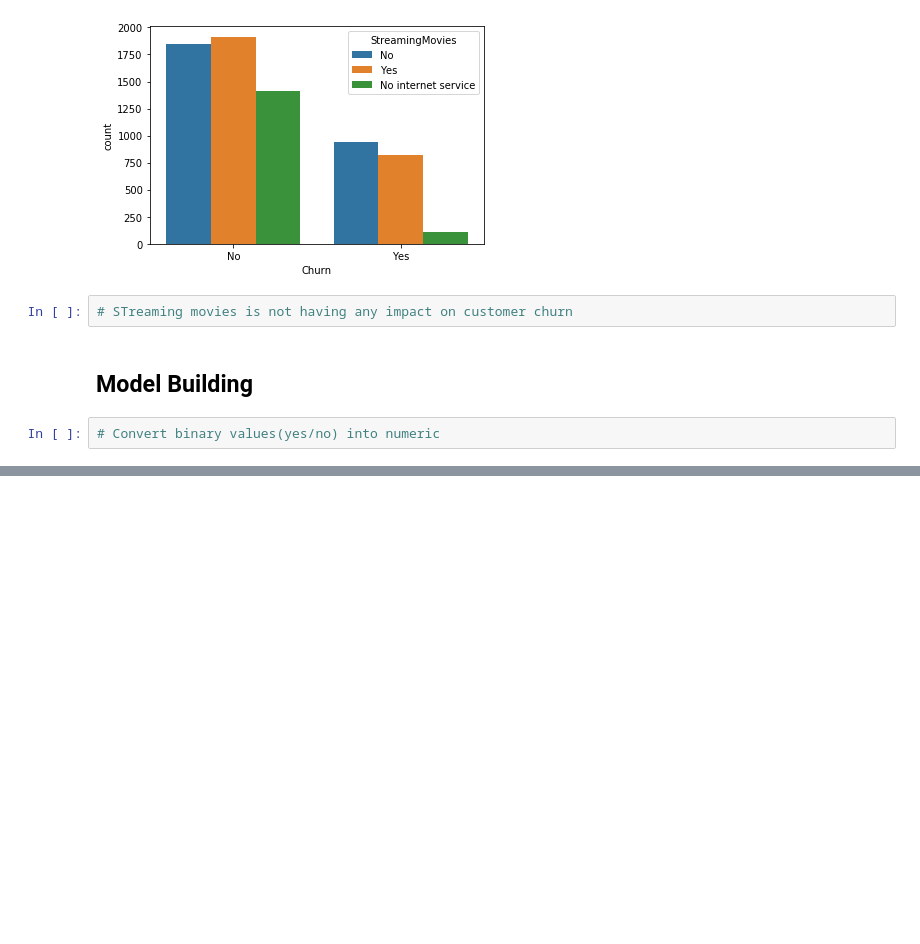
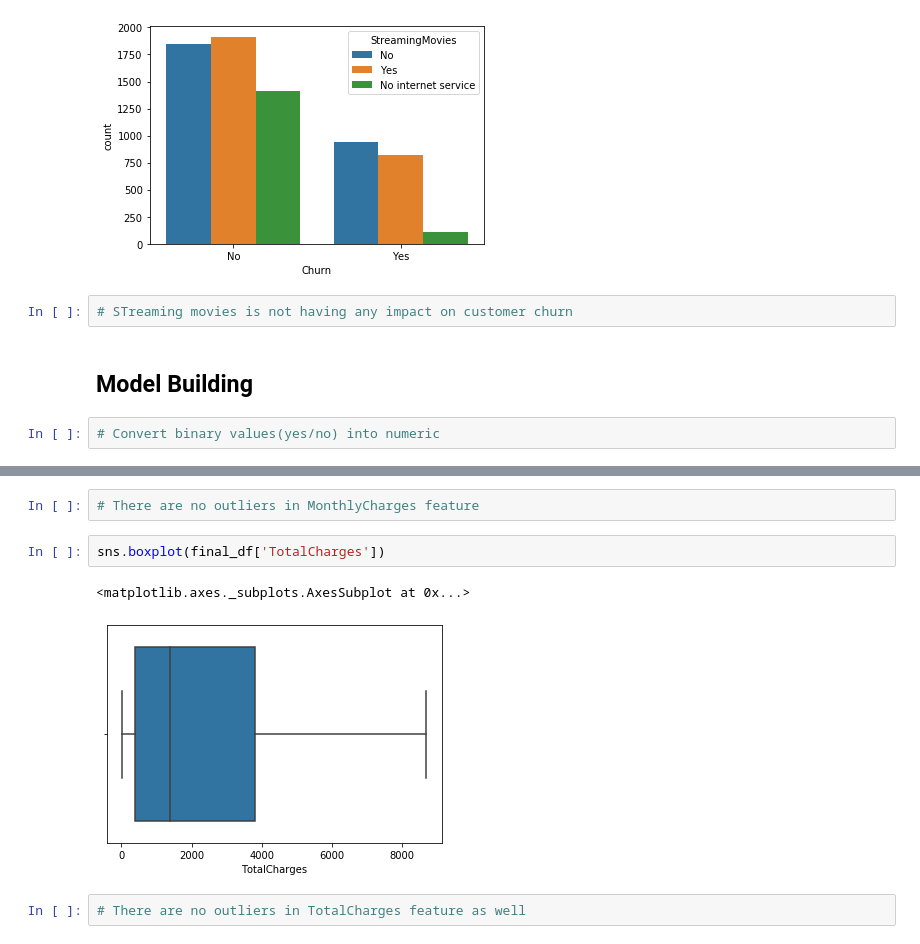
Before and after one commit to sarathsgvr/Data_Science, a Jupyter notebook: telecom_churn_prediction.ipynb, the cells around one changed output, grey strips where cells are left out. Drawn from its saved outputs; the diff is of its cells as text; blank space fills up the shorter version.

```diff
--- a/telecom_churn_prediction.ipynb
+++ b/telecom_churn_prediction.ipynb
@@ -439,0 +555,9 @@ final_df.head()
+# %%
+# There are no outliers in MonthlyCharges feature
+# %%
+sns.boxplot(final_df['TotalCharges'])
+# %% [output]
+<matplotlib.axes._subplots.AxesSubplot at 0x...>
+[figure, added]
+# %%
+# There are no outliers in TotalCharges feature as well
```
Also changed, not shown: parts of 53 cells of this notebook.
